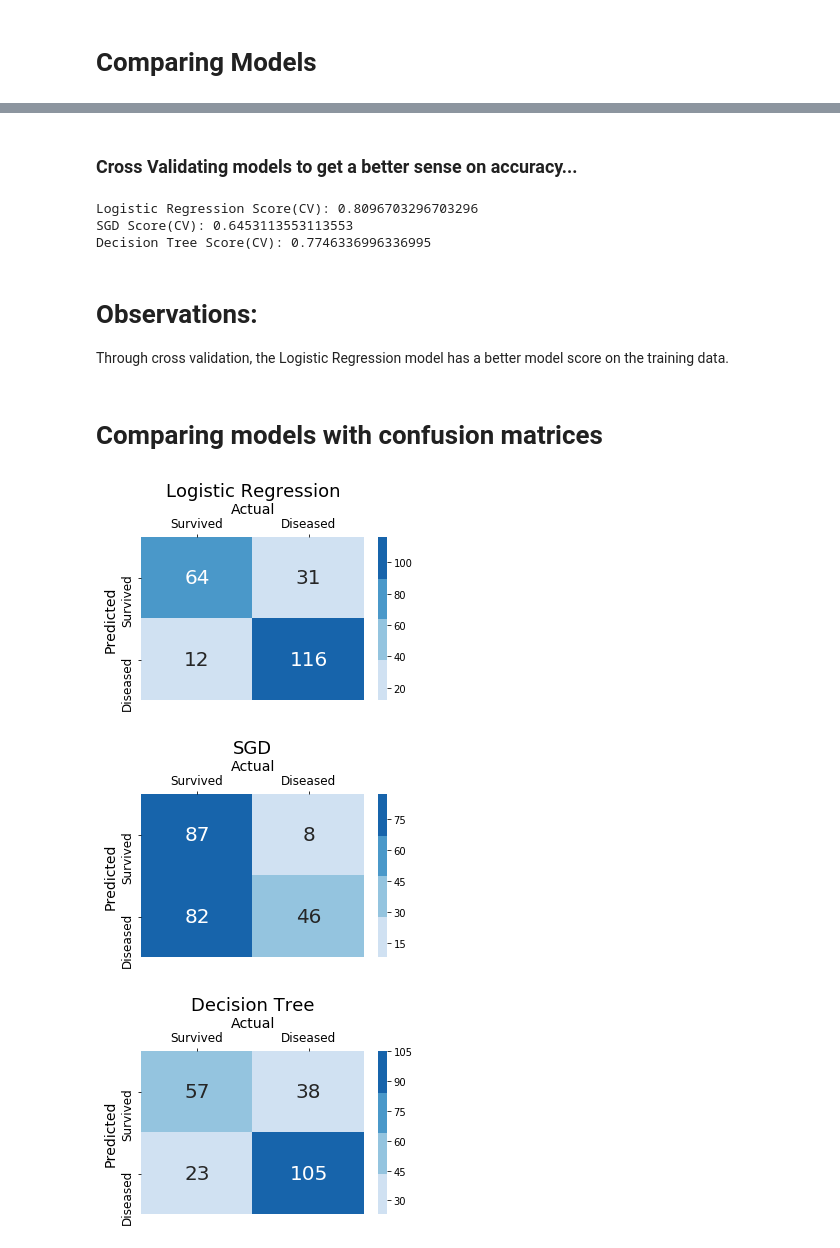
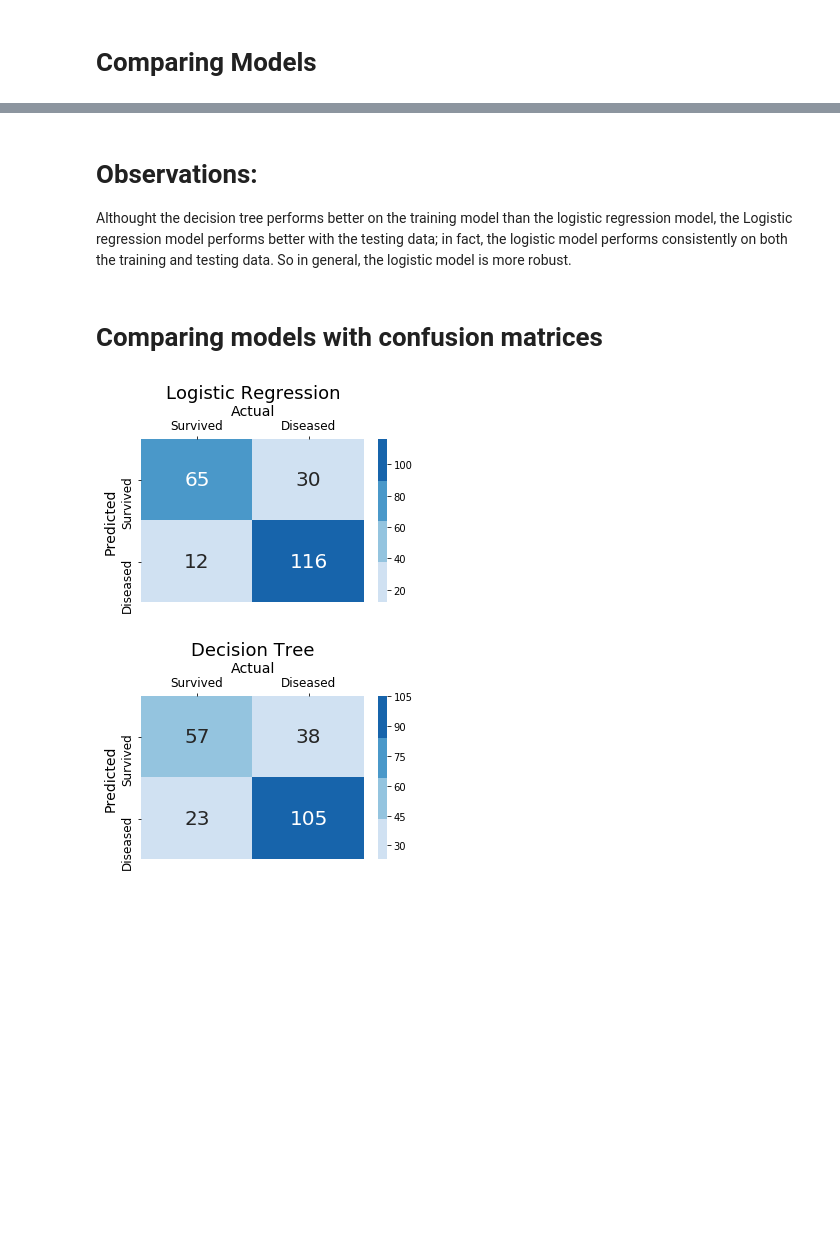
Before and after one commit to Coddielam/MachineLearningProjects, a Jupyter notebook: Titanic_Machine_Learning_Project_ChiuMing_Lam.ipynb, the cells around one changed output, grey strips where cells are left out. Saved outputs shown, nothing was run; the diff lists cells and outputs as text; code cells hidden in the pictures; blank space fills up the shorter version.

```diff
--- a/Titanic_Machine_Learning_Project_ChiuMing_Lam.ipynb
+++ b/Titanic_Machine_Learning_Project_ChiuMing_Lam.ipynb
@@ -418,0 +420,13 @@ sgd_predictions = sgd.predict(X_test)
+# %%
+from sklearn.model_selection import GridSearchCV
+
+
+params = {'penalty' : ['l1', 'l2'],
+    'C' : np.logspace(-4, 4, 20),
+    'solver' : ['liblinear']}
+
+lrgrid = GridSearchCV(lr, param_grid=params, cv=50, scoring='roc_auc')
+lrgrid.fit(X_train, y_train)
+
+print(lrgrid.best_score_)
+print(lrgrid.best_params_)
@@ -418,0 +436,4 @@ sgd_predictions = sgd.predict(X_test)
+# %%
+lr = LogisticRegression(penalty='l1',solver='liblinear', C=0.615848211066026)
+lrclassifier = lr.fit(X_train, y_train)
+lr_predictions = lrclassifier.predict(X_test)
@@ -425,0 +481,13 @@ tree_predictions = decision_tree.predict(X_test)
+# %%
+import numpy as np
+params = {
+    'criterion':['entropy','gini'],
+    'max_depth':np.arange(3,15),
+    'max_leaf_nodes':np.arange(3,15),
+}
+decision_tree = tree.DecisionTreeClassifier()
+dtree_grid = GridSearchCV(decision_tree, param_grid=params, cv=50, scoring='roc_auc')
+dtree_grid.fit(X_train, y_train)
+
+print(dtree_grid.best_score_)
+print(dtree_grid.best_params_)
@@ -425,0 +499,6 @@ tree_predictions = decision_tree.predict(X_test)
+# %%
+decision_tree = tree.DecisionTreeClassifier(random_state=1, criterion='gini',max_depth=4,max_leaf_nodes=14)
+decision_tree_ = decision_tree.fit(X_train,y_train)
+tree_predictions = decision_tree.predict(X_test)
+print('Accuracy Score:', accuracy_score(y_test, tree_predictions))
+print('ROC AUC Score:', roc_auc_score(y_test, tree_predictions))
@@ -479,23 +562,7 @@ So far, the logistic regression model seems to be the best model amongst the thr
-# %% [markdown]
-### Cross Validating models to get a better sense on accuracy...
-# %%
-from sklearn import model_selection
-
-lr_score_cv = model_selection.cross_val_score(lr,X_train,y_train,scoring='accuracy',cv=50)
-print('Logistic Regression Score(CV):',lr_score_cv.mean())
-
-sgd_score_cv = model_selection.cross_val_score(sgd,X_train,y_train,scoring='accuracy',cv=50)
-print('SGD Score(CV):',sgd_score_cv.mean())
-
-tree_score_cv = model_selection.cross_val_score(decision_tree,X_train,y_train,scoring='accuracy',cv=50)
-print('Decision Tree Score(CV):',tree_score_cv.mean())
-# %% [output]
-Logistic Regression Score(CV): 0.8096703296703296
-SGD Score(CV): 0.6453113553113553
-Decision Tree Score(CV): 0.7746336996336995
-# %% [markdown]
-# Observations:
-Through cross validation, the Logistic Regression model has a better model score on the training data.
+# %% [markdown]
+# Observations:
+Althought the decision tree performs better on the training model than the logistic regression model, the Logistic regression model performs better with the testing data; in fact, the logistic model performs consistently on both the training and testing data.
+So in general, the logistic model is more robust.
 # %% [markdown]
 # Comparing models with confusion matrices
 # %%
@@ -508,34 +575,32 @@ def graph_confusion_matrix(model_name,model_predictions):
     confusionMatrix_df.columns = ['Survived','Diseased']
     confusionMatrix_df.index = ['Survived','Diseased']
 
     confusionMatrix_df.columns.name = 'Actual'
     confusionMatrix_df.index.name = 'Predicted'
 
     f, ax = plt.subplots(figsize=(5,3))
 
     cmap = sns.color_palette("Blues",4)
 
     sns.heatmap(confusionMatrix_df,
                 annot=True,fmt='d',annot_kws={'fontsize':20},
                cmap=cmap)
 
     # fixing the a bug between seaborn with matplotlib
     bottom, top = ax.get_ylim()
     ax.set_ylim(bottom + 0.5, top - 0.5)
 
     ax.set_title(model_name,fontsize=18)
     ax.set_ylabel('Predicted',fontsize=14)
     plt.yticks(fontsize=12)
 
     ax.set_xlabel('Actual',fontsize=14)
     ax.xaxis.tick_top()
     ax.xaxis.set_label_position('top')
     plt.xticks(fontsize=12)
 
 graph_confusion_matrix('Logistic Regression',lr_predictions)
-graph_confusion_matrix('SGD',sgd_predictions)
 graph_confusion_matrix('Decision Tree',tree_predictions)
 # %% [output]
-[figure, old version]
+[figure, new version]
-[figure, old version]
+[figure, new version]
-[figure, removed]
```
Also changed, not shown: parts of 25 cells of this notebook.
